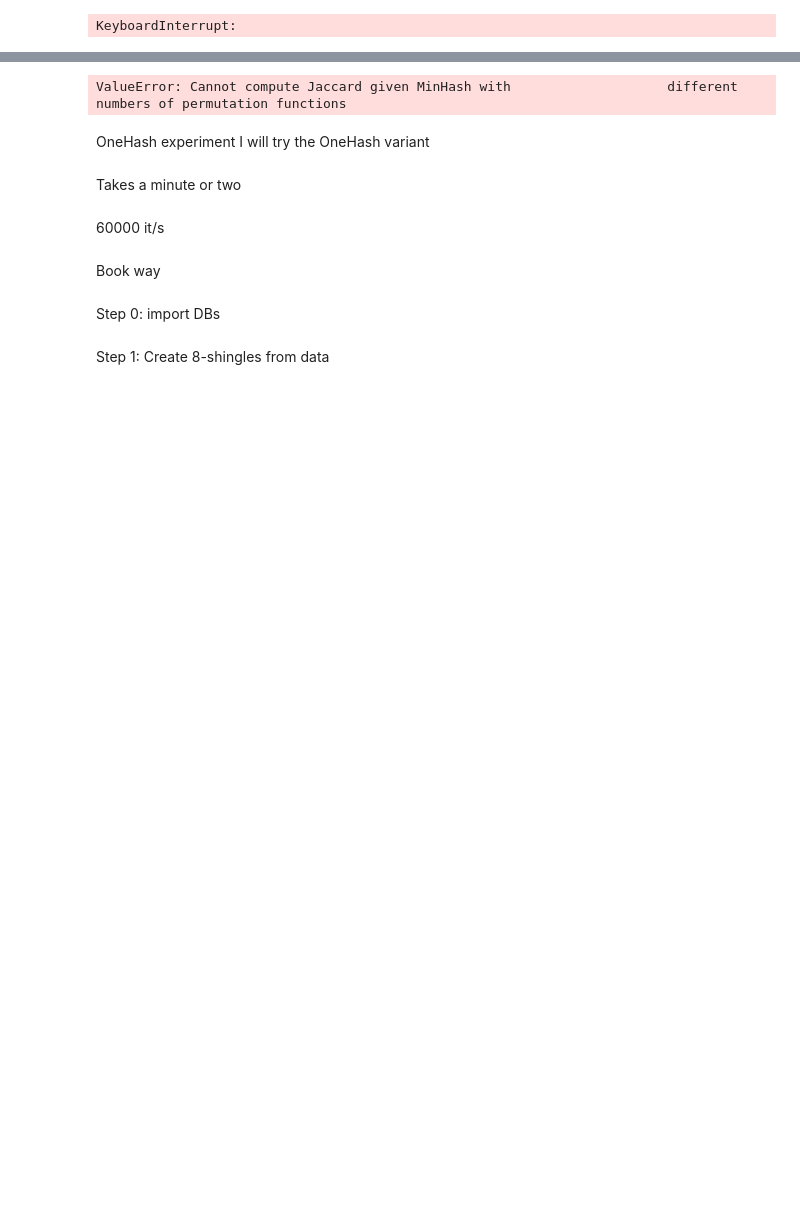
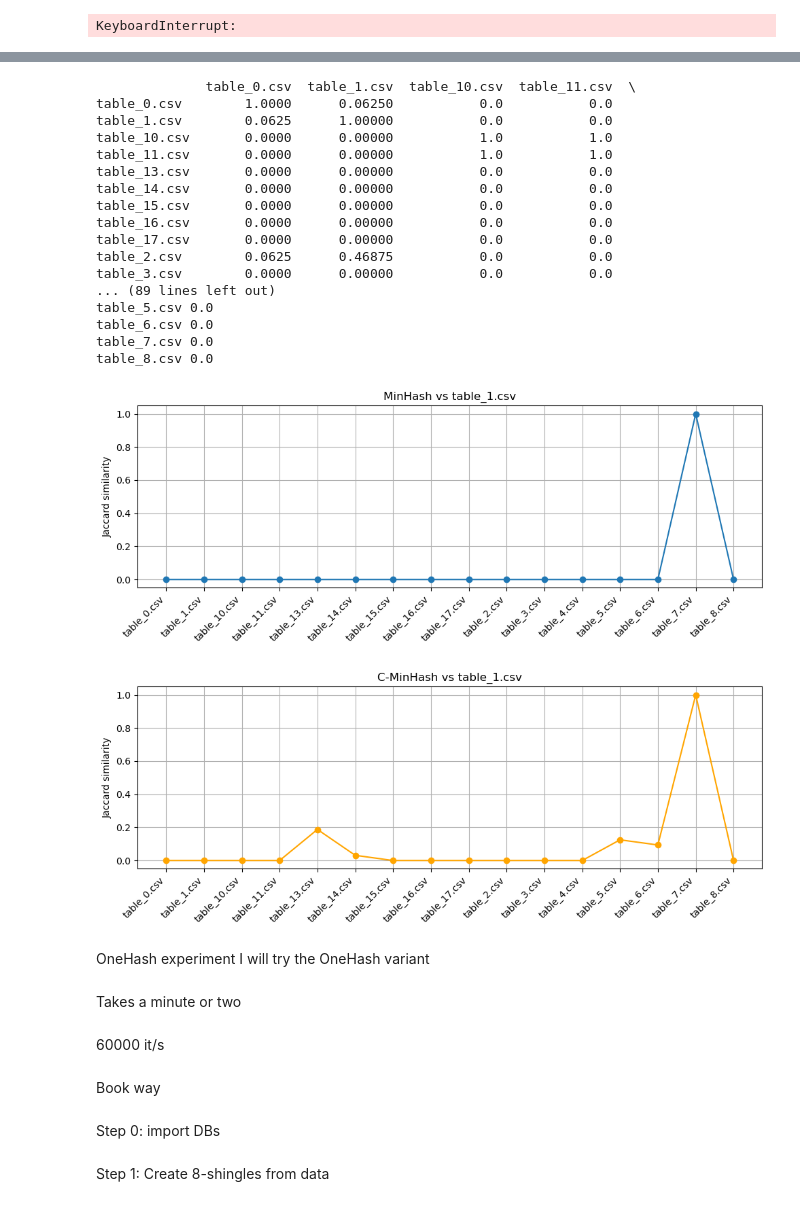
Before and after one commit to berkentekin/dsait4000-assignment-1-group34, a Jupyter notebook: Assignment_part1 V2 (1).ipynb, the cells around one changed output, grey strips where cells are left out. Saved outputs shown, nothing was run; the diff lists cells and outputs as text; code cells hidden in the pictures; blank space fills up the shorter version.

```diff
--- a/Assignment_part1 V2 (1).ipynb
+++ b/Assignment_part1 V2 (1).ipynb
@@ -243,12 +243,12 @@ for root, dirs, files in os.walk(csv_path):
             df_dict[csv_file] = df_str
 
             # Serialize each column for this file
-            df_col_dict[csv_file].clear()
             for col_idx, col in enumerate(df.columns):
                 col_arr = df[col].to_numpy().flatten()
                 if not dirty:
                     col_str = " ".join(str(x) for x in col_arr).replace("\n", " ")
                     col_str = re.sub(r"\s+", " ", col_str).strip()
                 else:
-                    col_str = col_arr
+                    col_str = str(col_arr)
                 df_col_dict[csv_file].append(ColStruct(index=col_idx, col_name=str(col), value=col_str))
+    print(df_col_dict['table3.csv'])
@@ -329,6 +344,7 @@ from datasketch import MinHash, MinHashLSH
 
 minhash_files = {}
 cminhash_files = {}
+cminhash_cols = defaultdict(list)
 minhash_cols = defaultdict(list)
 lookup = {}
 mh_file_ind = 0
@@ -345,7 +361,7 @@ from CMinHash import CMinHash
 
 from tqdm import tqdm
 
-hashvalue_byte_size = len(bytes(np.int64(42).data))
+hashvalue_byte_size = 4
 # %%
 import numba as nb
 import numpy as np
@@ -544,9 +544,21 @@ TypeError: MinHash.__init__() takes from 1 to 7 positional arguments but 8 were
 # %%
 import matplotlib.pyplot as plt
 
+hash_scores = {}
+chash_scores = {}
+for fname, content in minhash_files.items():
+    hash_scores[fname] =  {f: minhash_files[f].jaccard(minhash_files[fname]) for f in minhash_files}
+for fname, content in cminhash_files.items():
+    chash_scores[fname] = {f: cminhash_files[f].jaccard(cminhash_files[fname]) for f in minhash_files}
+
+df = pd.DataFrame(hash_scores)
+cdf = pd.DataFrame(chash_scores)
+print(cdf)
+
+
 # Compute Jaccard similarities to table_1.csv
-hash_scores = {f: minhash_files[f].jaccard(minhash_files['table_1.csv']) for f in minhash_files}
-chash_scores = {f: cminhash_files[f].jaccard(cminhash_files['table_1.csv']) for f in cminhash_files}
+hash_scores = {f: minhash_files[f].jaccard(minhash_files['table_7.csv']) for f in minhash_files}
+chash_scores = {f: cminhash_files[f].jaccard(cminhash_files['table_7.csv']) for f in cminhash_files}
 
 # Sort keys for consistent plotting
 files_sorted = sorted(hash_scores.keys())
@@ -557,34 +569,52 @@ chash_vals = [chash_scores.get(f, None) for f in files_sorted]
 print(minhash_files['table_2.csv'].jaccard(minhash_files['table_1.csv']))
 print(cminhash_files['table_2.csv'].jaccard(cminhash_files['table_1.csv']))
 for f in files_sorted:
     print(f"{f} {hash_scores[f]}")
 for f in sorted(cminhash_files.keys()):
     print(f"{f} {cminhash_files[f].jaccard(cminhash_files['table_1.csv'])}")
 
 # Plot MinHash similarities
 plt.figure(figsize=(10, 4))
 plt.plot(files_sorted, hash_vals, marker='o', label='MinHash Jaccard')
 plt.xticks(rotation=45, ha='right')
 plt.ylabel('Jaccard similarity')
 plt.title('MinHash vs table_1.csv')
 plt.grid(True)
 plt.tight_layout()
 plt.show()
 
 # Plot C-MinHash similarities
 plt.figure(figsize=(10, 4))
 # Filter to only files present in cminhash
 files_ch_sorted = sorted(cminhash_files.keys())
 chash_vals_plot = [chash_scores[f] for f in files_ch_sorted]
 plt.plot(files_ch_sorted, chash_vals_plot, marker='o', color='orange', label='C-MinHash Jaccard')
 plt.xticks(rotation=45, ha='right')
 plt.ylabel('Jaccard similarity')
 plt.title('C-MinHash vs table_1.csv')
 plt.grid(True)
 plt.tight_layout()
 plt.show()
 # %% [output]
-ValueError: Cannot compute Jaccard given MinHash with                    different numbers of permutation functions
+              table_0.csv  table_1.csv  table_10.csv  table_11.csv  \
+table_0.csv        1.0000      0.06250           0.0           0.0
+table_1.csv        0.0625      1.00000           0.0           0.0
+table_10.csv       0.0000      0.00000           1.0           1.0
+table_11.csv       0.0000      0.00000           1.0           1.0
+table_13.csv       0.0000      0.00000           0.0           0.0
+table_14.csv       0.0000      0.00000           0.0           0.0
+table_15.csv       0.0000      0.00000           0.0           0.0
+table_16.csv       0.0000      0.00000           0.0           0.0
+table_17.csv       0.0000      0.00000           0.0           0.0
+table_2.csv        0.0625      0.46875           0.0           0.0
+table_3.csv        0.0000      0.00000           0.0           0.0
+... (89 lines left out)
+table_5.csv 0.0
+table_6.csv 0.0
+table_7.csv 0.0
+table_8.csv 0.0
+[figure, added]
+[figure, added]
 # %%
 minhash_files = {}
 minhash_cols = defaultdict(list)
```
Also changed, not shown: parts of 5 cells of this notebook.
